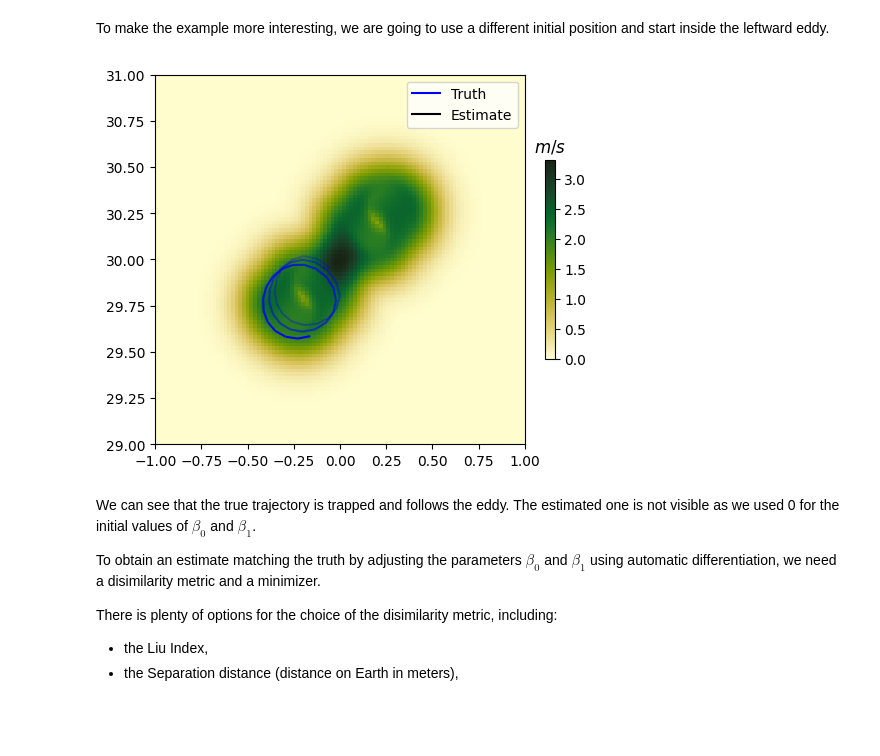
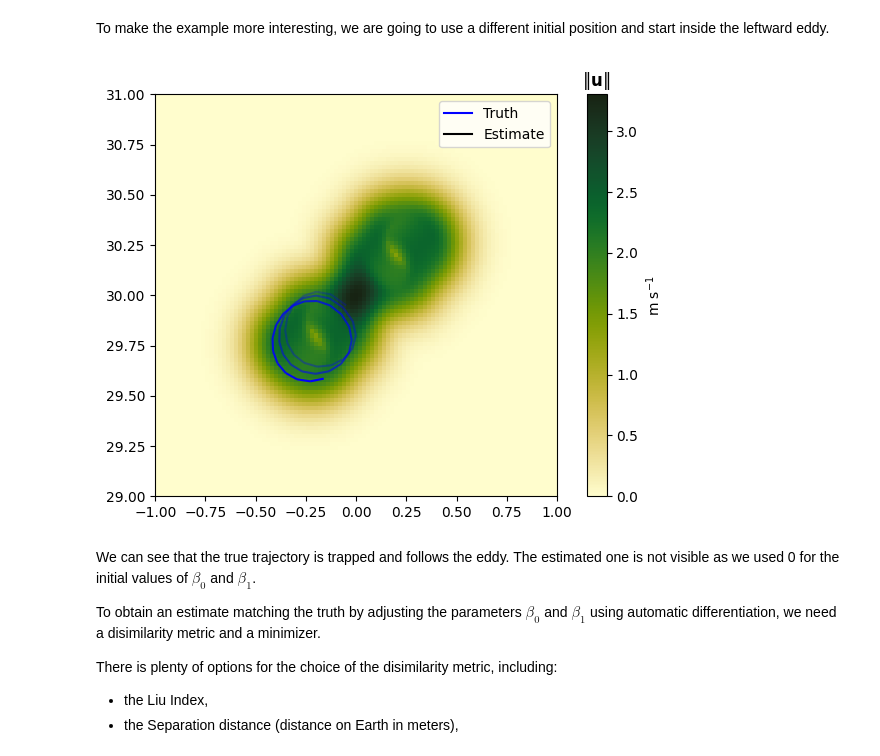
Before and after one commit to vadmbertr/pastax, a Jupyter notebook: docs/getting_started.ipynb, the cells around one changed output. Saved outputs shown, nothing was run; the diff lists cells and outputs as text; code cells hidden in the pictures; blank space fills up the shorter version.

```diff
--- a/docs/getting_started.ipynb
+++ b/docs/getting_started.ipynb
@@ -308,25 +314,27 @@ est_traj_init = traj_sim(dynamics=tun_dynamics_init, args=trans_grid, x0=x0, ts=
 # %%
 fig, ax = plt.subplots()
 
 # plot the field
 im = ax.pcolormesh(lon, lat, jnp.sqrt((u**2 + v**2)).max(axis=0), cmap=cmo.speed, vmin=0)
-clb = fig.colorbar(im, ax=ax, orientation="vertical", fraction=0.02, pad=0.04)
-_ = clb.ax.set_title("$m/s$")
+clb = fig.colorbar(im, ax=ax, orientation="vertical", label="m s$^{-1}$")
+_ = clb.ax.set_title("$\| \mathbf{u} \|$")
 
 # add the reference
 ax = true_traj.plot(ax, label="Truth", color="blue")
 
 # add the estimation
 ax = est_traj_init.plot(ax, label="Estimate", color="black")
 
 ax.set_xlim(-1, 1)
 ax.set_ylim(29, 31)
 ax.set_aspect("equal")
 ax.legend()
 
+fig.tight_layout()
+
 plt.show()
 # %% [output]
-[figure, old version]
+[figure, new version]
 # %% [markdown]
 We can see that the true trajectory is trapped and follows the eddy.
 The estimated one is not visible as we used 0 for the initial values of $\beta_0$ and $\beta_1$.
```
Also changed, not shown: parts of 20 cells of this notebook.
